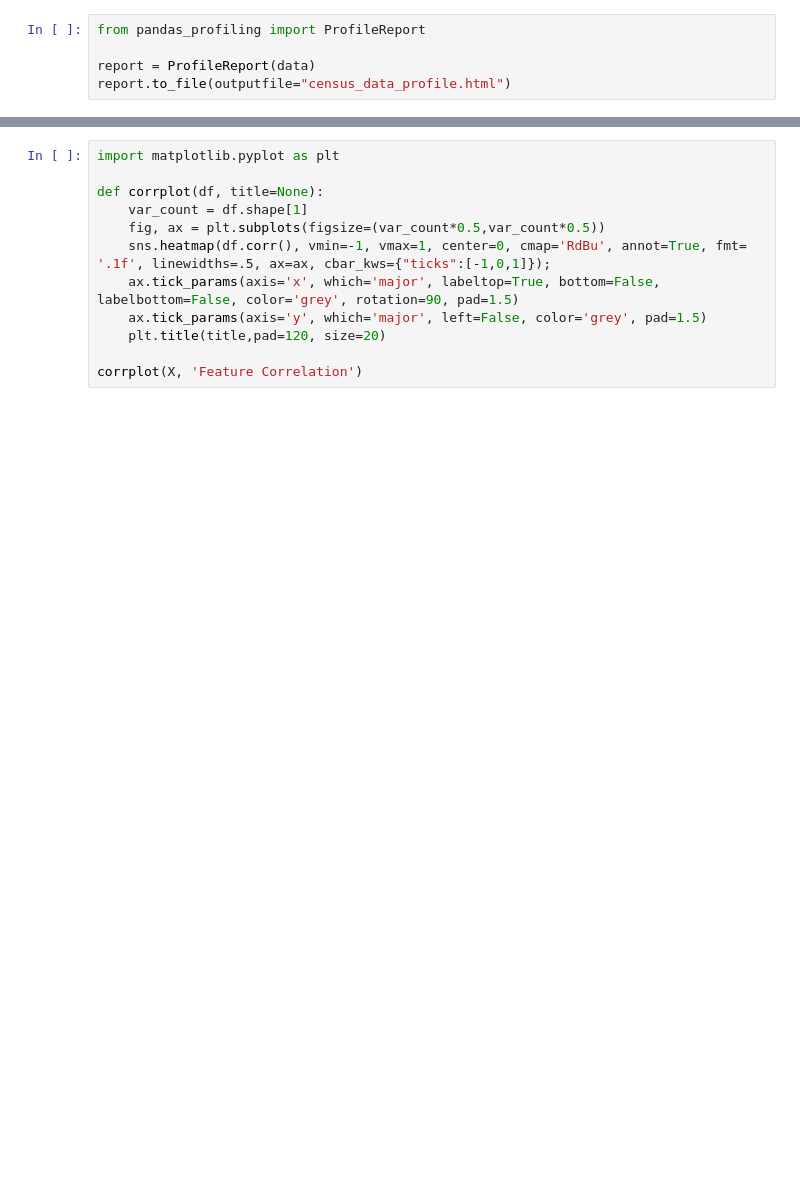
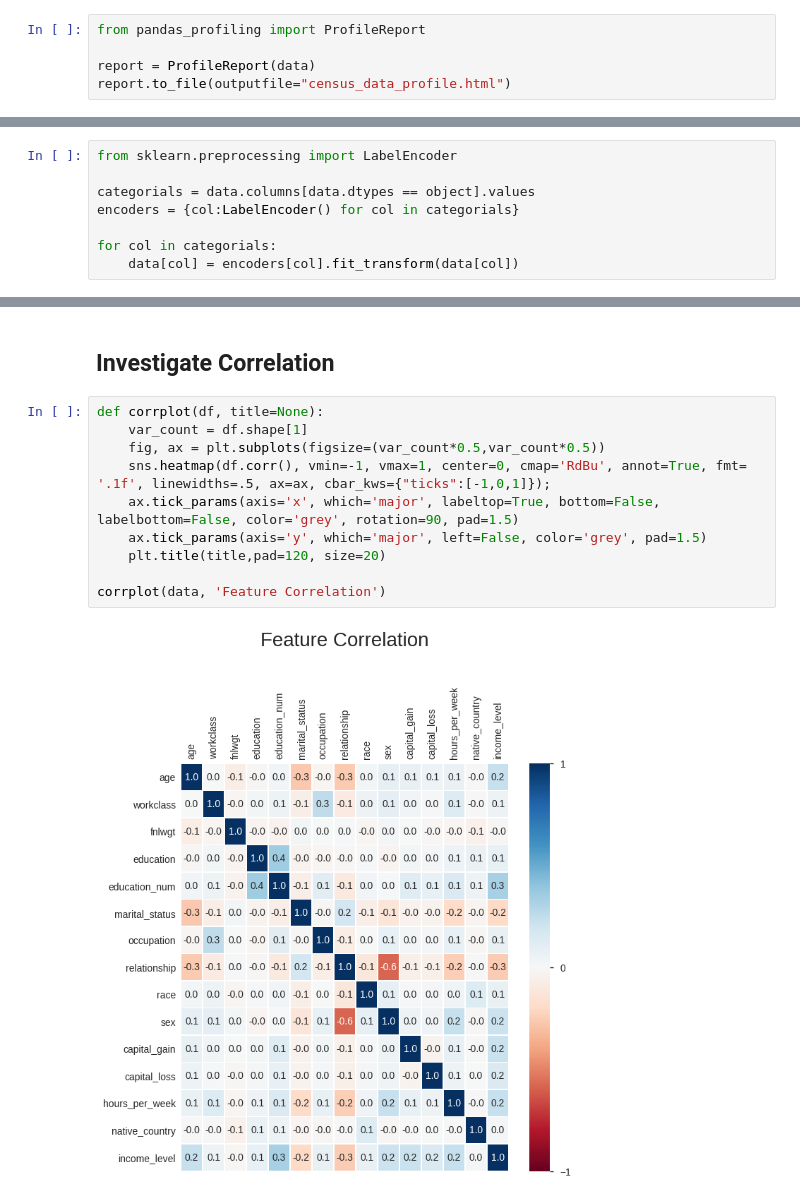
Before and after one commit to goerlitz/binary-classification, a Jupyter notebook: census-income/census_data-analysis.ipynb, the cells around one changed output, grey strips where cells are left out. Cells and saved outputs as stored; diff of their text form; blank space fills up the shorter version.

```diff
--- a/census-income/census_data-analysis.ipynb
+++ b/census-income/census_data-analysis.ipynb
@@ -36,0 +85,8 @@ report.to_file(outputfile="census_data_profile.html")
+# %%
+from sklearn.preprocessing import LabelEncoder
+
+categorials = data.columns[data.dtypes == object].values
+encoders = {col:LabelEncoder() for col in categorials}
+
+for col in categorials:
+    data[col] = encoders[col].fit_transform(data[col])
@@ -37,12 +102,14 @@ report.to_file(outputfile="census_data_profile.html")
+# %% [markdown]
+## Investigate Correlation
 # %%
-import matplotlib.pyplot as plt
-
 def corrplot(df, title=None):
     var_count = df.shape[1]
     fig, ax = plt.subplots(figsize=(var_count*0.5,var_count*0.5))
     sns.heatmap(df.corr(), vmin=-1, vmax=1, center=0, cmap='RdBu', annot=True, fmt= '.1f', linewidths=.5, ax=ax, cbar_kws={"ticks":[-1,0,1]});
     ax.tick_params(axis='x', which='major', labeltop=True, bottom=False, labelbottom=False, color='grey', rotation=90, pad=1.5)
     ax.tick_params(axis='y', which='major', left=False, color='grey', pad=1.5)
     plt.title(title,pad=120, size=20)
 
-corrplot(X, 'Feature Correlation')
+corrplot(data, 'Feature Correlation')
+# %% [output]
+[figure, added]
```
Also changed, not shown: parts of 10 cells of this notebook.
